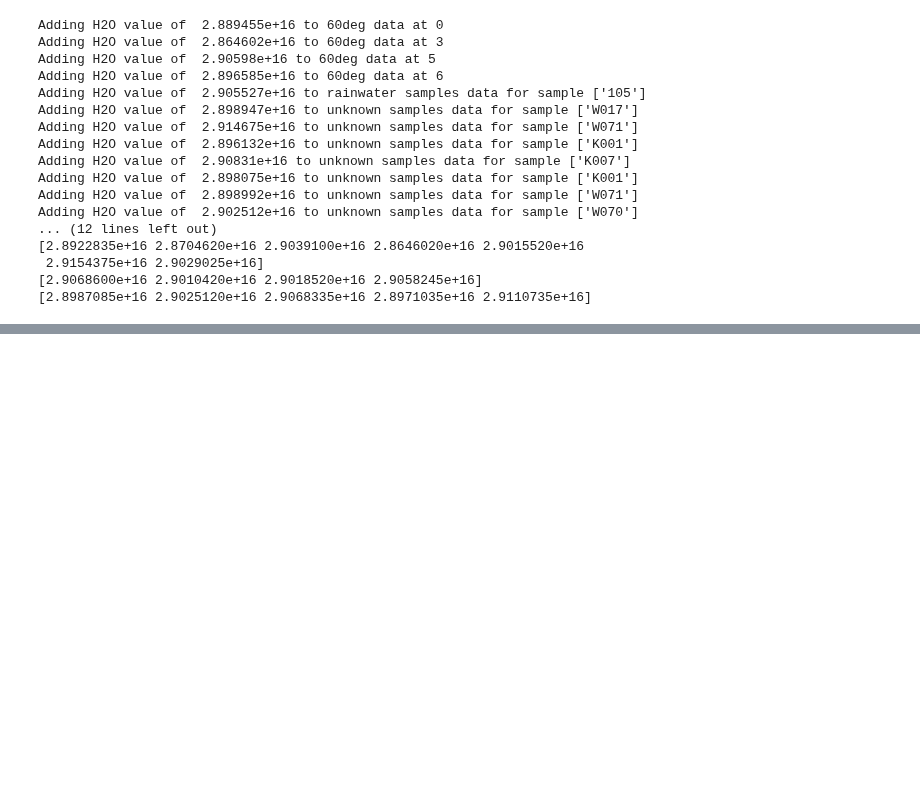
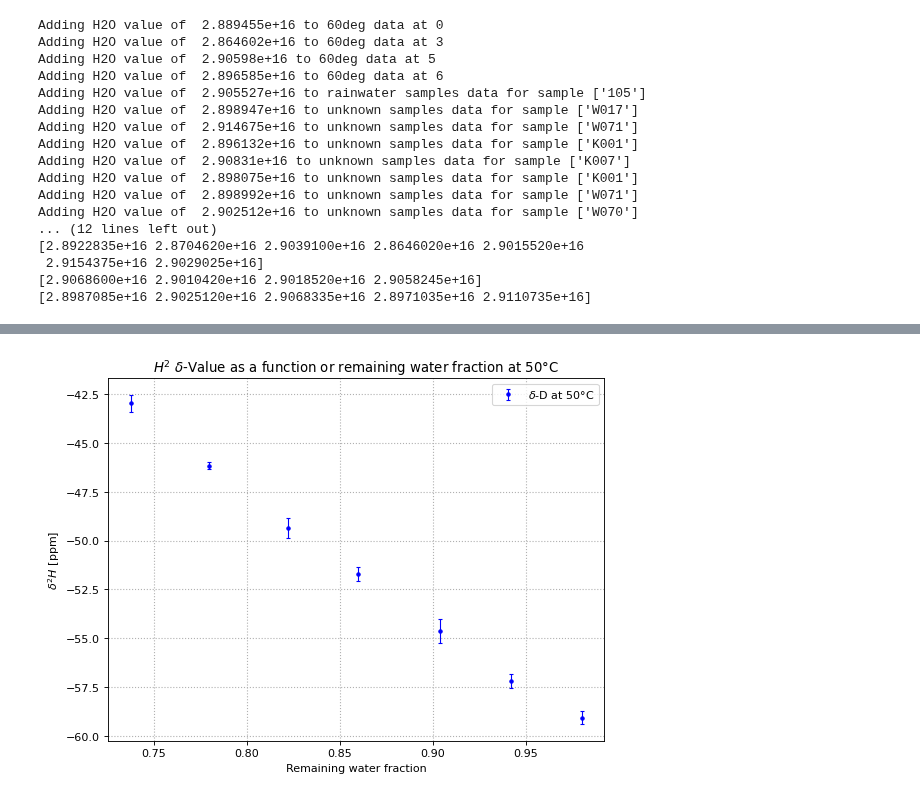
Before and after one commit to fexfl/FP, a Jupyter notebook: F55/F55 Analysis.ipynb, the cells around one changed output, grey strips where cells are left out. Saved outputs shown, nothing was run; the diff lists cells and outputs as text; code cells hidden in the pictures; blank space fills up the shorter version.

```diff
--- a/F55/F55 Analysis.ipynb
+++ b/F55/F55 Analysis.ipynb
@@ -443,0 +833,11 @@ Adding H2O value of  2.902512e+16 to unknown samples data for sample ['W070']
+# %%
+plt.figure(figsize=(8, 6), dpi=80)
+plt.errorbar(m_W_50,water_50_delta_2H, yerr = water_50_delta_2H_sd, linestyle='None', marker = ".", color = "blue", label="$\delta$-D at 50°C", capsize = 2, elinewidth=1)
+plt.xlabel('Remaining water fraction')
+plt.ylabel('$\delta^{2}H$ [ppm]')
+plt.title('$H^2$ $\delta$-Value as a function or remaining water fraction at 50°C')
+#plt.yscale('log')
+plt.legend()
+plt.grid(linestyle=":", linewidth=1)
+# %% [output]
+[figure, added]
```
Also changed, not shown: parts of 19 cells of this notebook.
